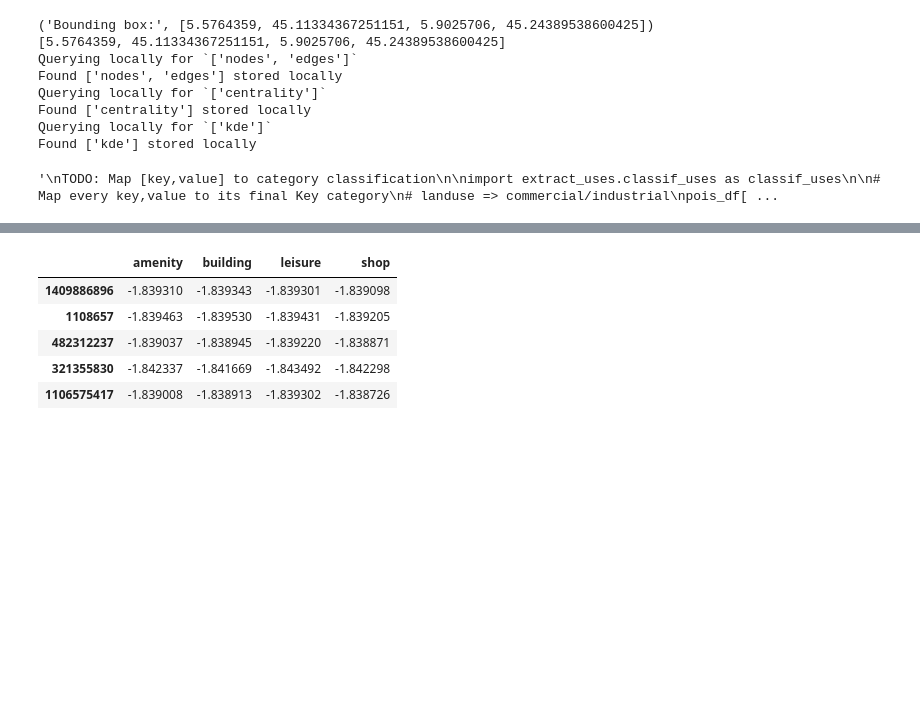
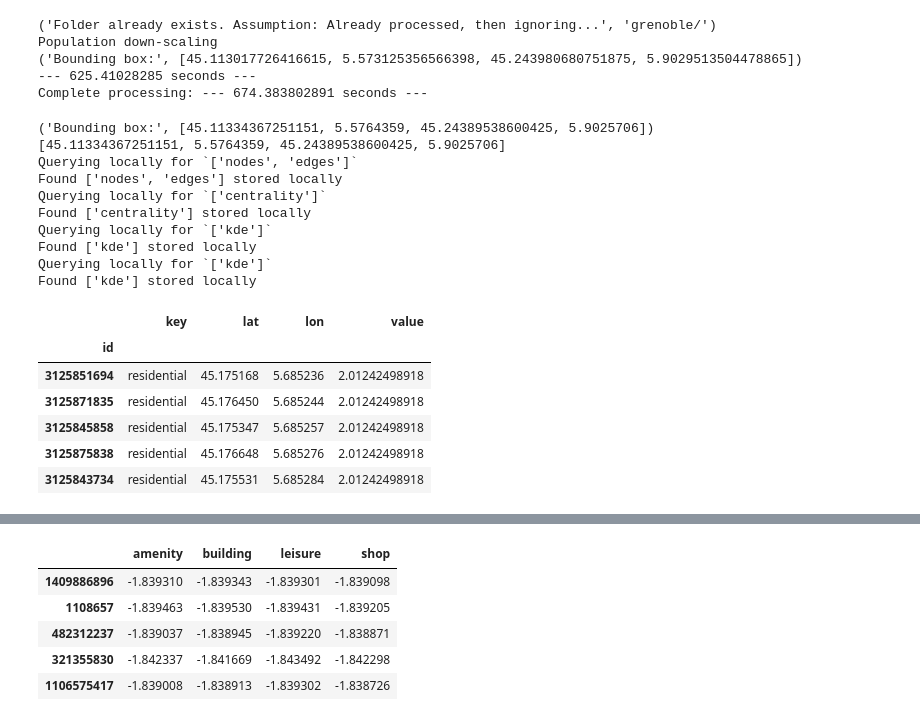
Before and after one commit to martibosch/landusemix, a Jupyter notebook: urban_analysis/notebooks/grenoble.ipynb, the cells around one changed output, grey strips where cells are left out. Cells and saved outputs as stored; diff of their text form; code cells hidden in the pictures; blank space fills up the shorter version.

```diff
--- a/urban_analysis/notebooks/grenoble.ipynb
+++ b/urban_analysis/notebooks/grenoble.ipynb
@@ -15,38 +12,50 @@ The autoreload extension is already loaded. To reload it, use:
+# %%
+import extract_uses.main
+
+# Process Grenoble's shapefile and extract its uses
+# Aditionally, perform the population estimation for residential points
+extract_uses.main.main()
+# %% [output]
+('Folder already exists. Assumption: Already processed, then ignoring...', 'grenoble/')
+Population down-scaling
+('Bounding box:', [45.113017726416615, 5.573125356566398, 45.243980680751875, 5.9029513504478865])
+--- 625.41028285 seconds ---
+Complete processing: --- 674.383802891 seconds ---
 # %%
 import loaders
 import extract_uses.utils as utils
 
 city_ref = 'grenoble'
-activities_shp = "../grenoble/full_activities_pts.shp"
+activities_shp = city_ref+"/full_activities.shp"
+residential_shp = city_ref+"/full_residential.shp"
 
 bbox = utils.getBoundingBox(activities_shp)
 print(bbox)
 
 geo_graph = loaders.load_graph(city_ref, bbox)
 pois_df = loaders.load_extracted_osm_pois(activities_shp)
+pois_residential_df = loaders.load_extracted_osm_pois(residential_shp)
 centrality_df = loaders.load_centrality(city_ref, geo_graph)
 kde_df = loaders.load_kde(city_ref, geo_graph, pois_df)
+kde_residential_df = loaders.load_kde(city_ref, geo_graph, pois_residential_df)
 # %% [output]
-('Bounding box:', [5.5764359, 45.11334367251151, 5.9025706, 45.24389538600425])
-[5.5764359, 45.11334367251151, 5.9025706, 45.24389538600425]
+('Bounding box:', [45.11334367251151, 5.5764359, 45.24389538600425, 5.9025706])
+[45.11334367251151, 5.5764359, 45.24389538600425, 5.9025706]
 Querying locally for `['nodes', 'edges']`
 Found ['nodes', 'edges'] stored locally
 Querying locally for `['centrality']`
 Found ['centrality'] stored locally
 Querying locally for `['kde']`
 Found ['kde'] stored locally
+Querying locally for `['kde']`
+Found ['kde'] stored locally
-# %%
-pois_df.head()
-
-"""
-TODO: Map [key,value] to category classification
-
-import extract_uses.classif_uses as classif_uses
-
-# Map every key,value to its final Key category
-# landuse => commercial/industrial
-pois_df[ pois_df['key'] == "landuse" & pois_df['value'].isin(classif_uses.landuse_activities)]
-#['key'] = 'commercial'
-"""
-# %% [output]
-'\nTODO: Map [key,value] to category classification\n\nimport extract_uses.classif_uses as classif_uses\n\n# Map every key,value to its final Key category\n# landuse => commercial/industrial\npois_df[ ...
+# %%
+pois_residential_df.head()
+# %% [output]
+|  | key | lat | lon | value |
+| id |  |  |  |  |
+| 3125851694 | residential | 45.175168 | 5.685236 | 2.01242498918 |
+| 3125871835 | residential | 45.176450 | 5.685244 | 2.01242498918 |
+| 3125845858 | residential | 45.175347 | 5.685257 | 2.01242498918 |
+| 3125875838 | residential | 45.176648 | 5.685276 | 2.01242498918 |
+| 3125843734 | residential | 45.175531 | 5.685284 | 2.01242498918 |
```
Also changed, not shown: parts of 4 cells of this notebook, 11 other files.
